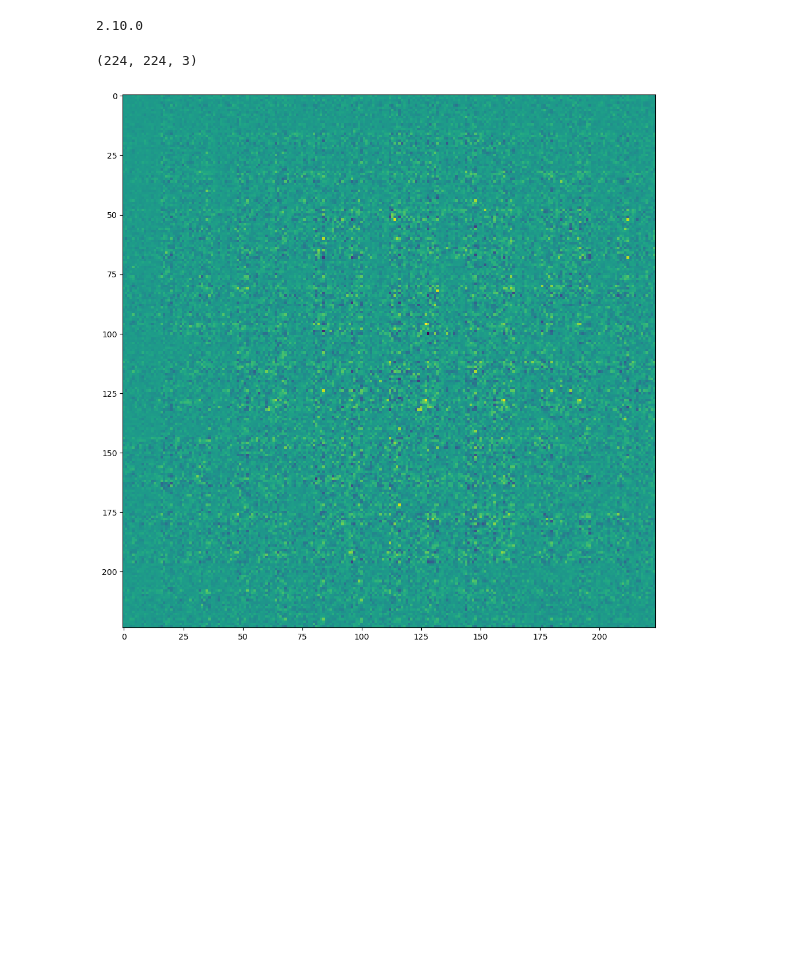
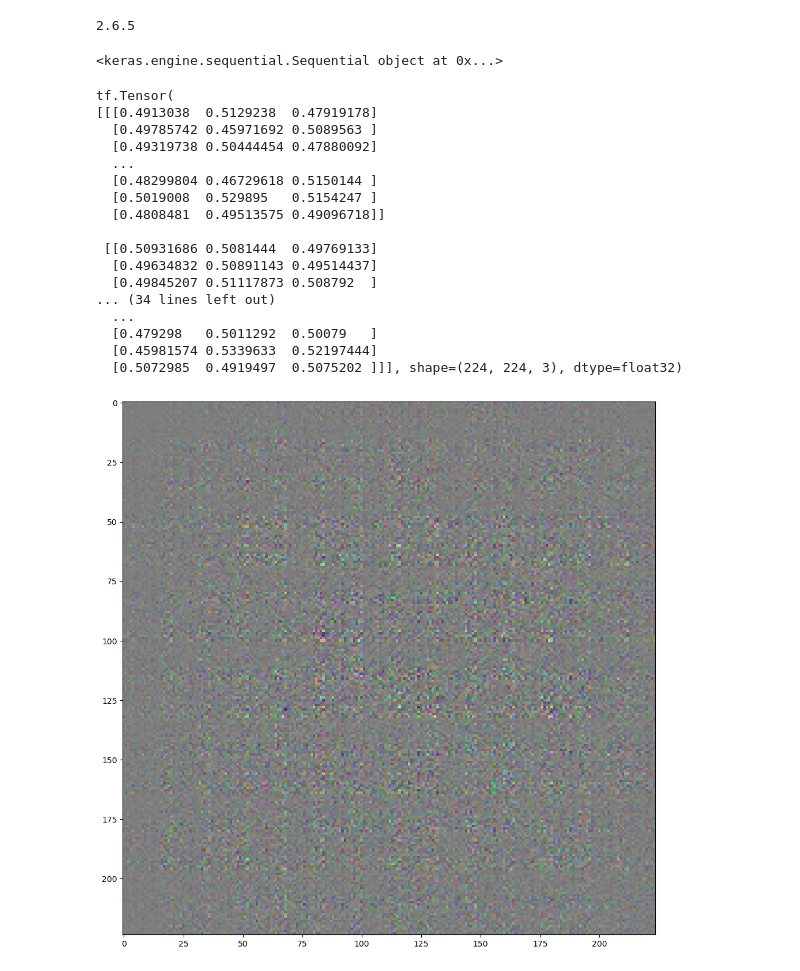
Before and after one commit to mvcast77/GAN-Work, a Jupyter notebook: GeneratorTest.ipynb, the cells around one changed output. Saved outputs shown, nothing was run; the diff lists cells and outputs as text; code cells hidden in the pictures; blank space fills up the shorter version.

Commit message:
Add files via upload
fixed batch normalization issue TF must be version 2.6.*. Also fixed rib image representation values must be between 0 and 1.

```diff
--- a/GeneratorTest.ipynb
+++ b/GeneratorTest.ipynb
@@ -26,24 +26,23 @@ print(tf.__version__)
 def make_generator_model():
     model = tf.keras.Sequential()
     model.add(layers.Dense(7*7*256, use_bias=False, input_shape=(100,)))
-    #model.add(layers.normalization.BatchNormalization())
+    model.add(layers.BatchNormalization())
     model.add(layers.LeakyReLU())
     model.add(layers.Reshape((7, 7, 256)))
     #assert model.output_shape == (None, 7, 7, 256)
     # Note: None is the batch size
     model.add(layers.Conv2DTranspose(128, (5, 5), strides=(1, 1), padding='same', use_bias=False))
     #assert model.output_shape == (None, 7, 7, 128)
-    #model.add(layers.BatchNormalization())
+    model.add(layers.BatchNormalization())
     model.add(layers.LeakyReLU())
-
     model.add(layers.Conv2DTranspose(64, (5, 5), strides=(2, 2), padding='same', use_bias=False))
     #assert model.output_shape == (None, 14, 14, 64)
-    #model.add(layers.BatchNormalization())
+    model.add(layers.BatchNormalization())
     model.add(layers.LeakyReLU())
 
     model.add(layers.Conv2DTranspose(32, (5, 5), strides=(4, 4), padding='same', use_bias=False))
     #assert model.output_shape == (None, 56, 56, 1)
-    #model.add(layers.BatchNormalization())
+    model.add(layers.BatchNormalization())
     model.add(layers.LeakyReLU())
 
     model.add(layers.Conv2DTranspose(3, (5, 5), strides=(4, 4), padding='same', use_bias=False, activation='tanh'))
@@ -52,17 +51,44 @@ def make_generator_model():
 
     return model
 # %% [output]
-2.10.0
+2.6.5
 # %%
 generator = make_generator_model()
 noise = tf.random.normal([1, 100]) #replace 1 with batch size
 generated_image = generator(noise, training=False)
+# %% [output]
+<keras.engine.sequential.Sequential object at 0x...>
 # %%
 plt.figure(figsize=(12,12))
+generated_image = tf.divide(
+   tf.subtract(
+      generated_image,
+      tf.reduce_min(generated_image)
+   ),
+   tf.subtract(
+      tf.reduce_max(generated_image),
+      tf.reduce_min(generated_image)
+   )
+)
 print(generated_image[0, :, :, :].shape) #check that image has scaled to correct size
-plt.imshow(generated_image[0, :, :, 0])
-#plt.imshow(generated_image[0, :, :, 3])
-plt.show()
+plt.imshow(generated_image[0, :, :, :])#for an RGB image values must be scaled from 0 to 1
+plt.show()                             #while greyscale will
 # %% [output]
-(224, 224, 3)
+tf.Tensor(
+[[[0.4913038  0.5129238  0.47919178]
+  [0.49785742 0.45971692 0.5089563 ]
+  [0.49319738 0.50444454 0.47880092]
+  ...
+  [0.48299804 0.46729618 0.5150144 ]
+  [0.5019008  0.529895   0.5154247 ]
+  [0.4808481  0.49513575 0.49096718]]
+
+ [[0.50931686 0.5081444  0.49769133]
+  [0.49634832 0.50891143 0.49514437]
+  [0.49845207 0.51117873 0.508792  ]
+... (34 lines left out)
+  ...
+  [0.479298   0.5011292  0.50079   ]
+  [0.45981574 0.5339633  0.52197444]
+  [0.5072985  0.4919497  0.5075202 ]]], shape=(224, 224, 3), dtype=float32)
-[figure, old version]
+[figure, new version]
```
Also changed, not shown: parts of 1 cell of this notebook.
